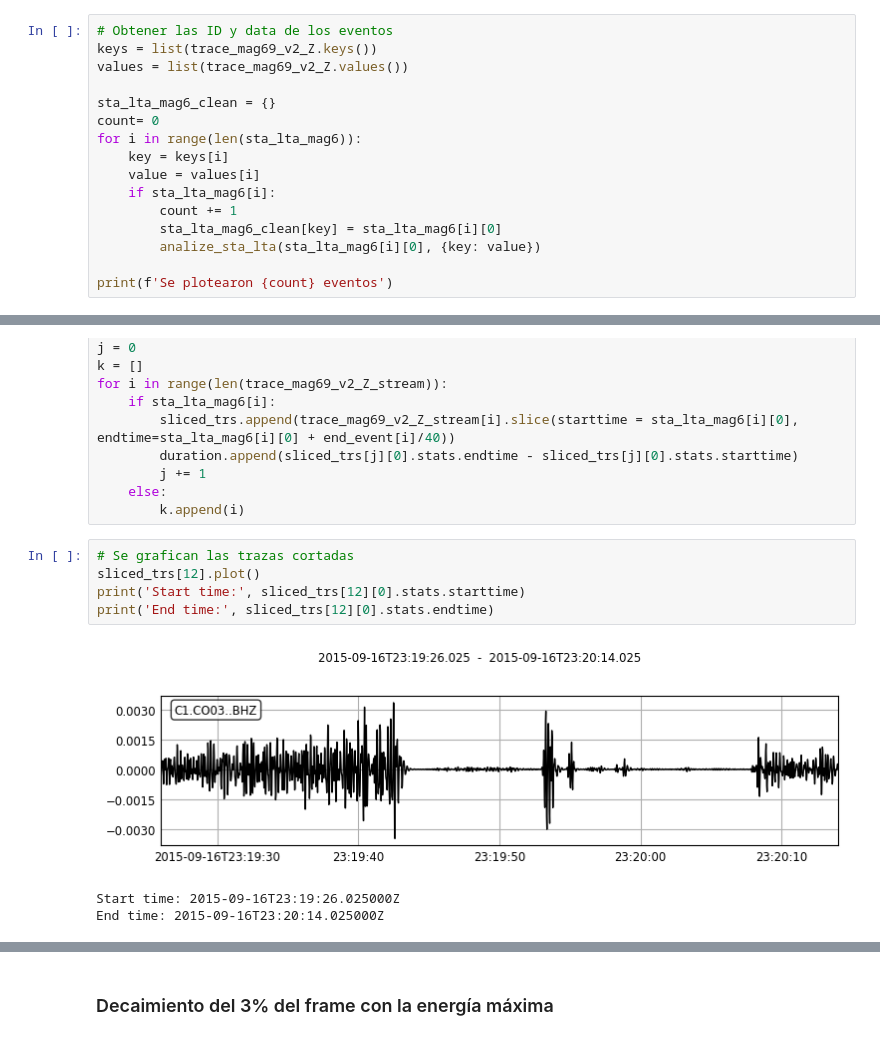
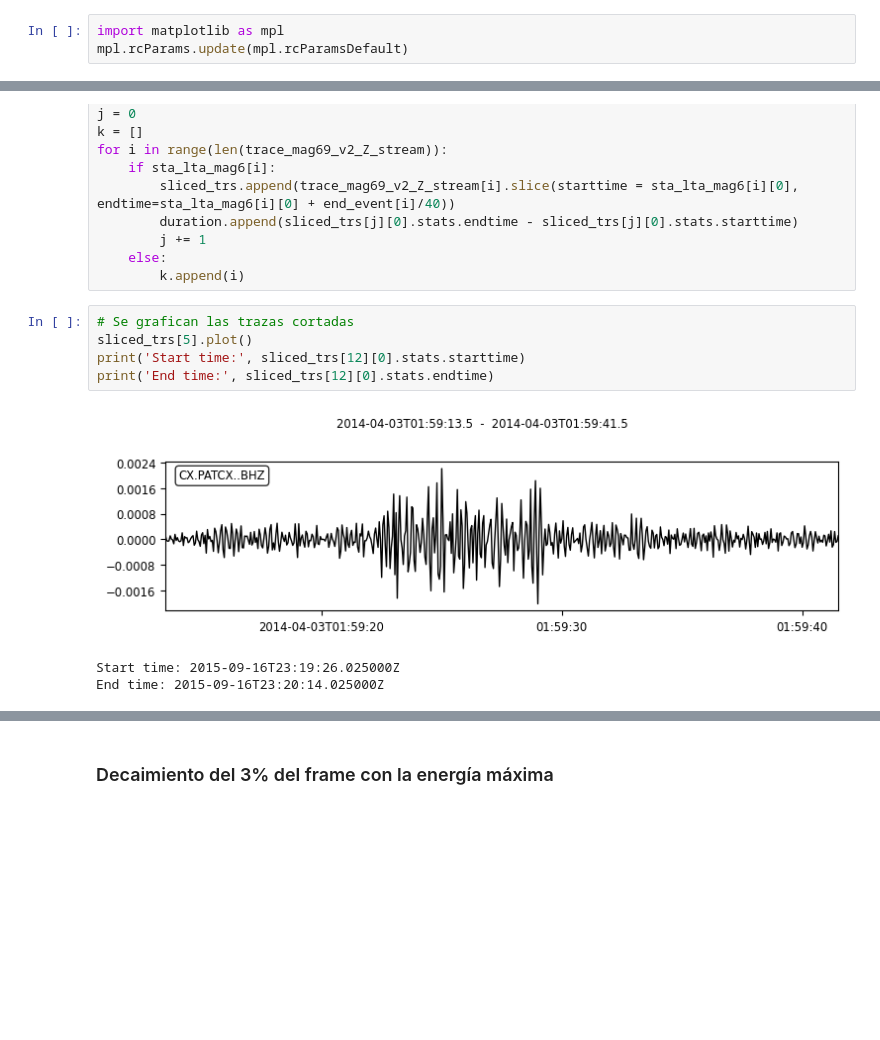
Before and after one commit to simonvidal99/Trigger, a Jupyter notebook: newdbprocessing.ipynb, the cells around one changed output, grey strips where cells are left out. Saved outputs shown, nothing was run; the diff lists cells and outputs as text; blank space fills up the shorter version.

```diff
--- a/newdbprocessing.ipynb
+++ b/newdbprocessing.ipynb
@@ -708,16 +812,3 @@ def analize_sta_lta(sta_lta: list, trace: dict, duration: float, off: bool = Fal
-# %%
-# Obtener las ID y data de los eventos
-keys = list(trace_mag69_v2_Z.keys())
-values = list(trace_mag69_v2_Z.values())
-
-sta_lta_mag6_clean = {}
-count= 0
-for i in range(len(sta_lta_mag6)):
-    key = keys[i]
-    value = values[i]
-    if sta_lta_mag6[i]:
-        count += 1
-        sta_lta_mag6_clean[key] = sta_lta_mag6[i][0]
-        analize_sta_lta(sta_lta_mag6[i][0], {key: value})
-
-print(f'Se plotearon {count} eventos')
+# %%
+import matplotlib as mpl
+mpl.rcParams.update(mpl.rcParamsDefault)
@@ -766,11 +914,11 @@ for i in range(len(trace_mag69_v2_Z_stream)):
         k.append(i)
 # %%
 # Se grafican las trazas cortadas
-sliced_trs[12].plot()
+sliced_trs[5].plot()
 print('Start time:', sliced_trs[12][0].stats.starttime)
 print('End time:', sliced_trs[12][0].stats.endtime)
 # %% [output]
-[figure, old version]
+[figure, new version]
 Start time: 2015-09-16T23:19:26.025000Z
 End time: 2015-09-16T23:20:14.025000Z
 # %%
```
Also changed, not shown: parts of 19 cells of this notebook, 56 other files.
